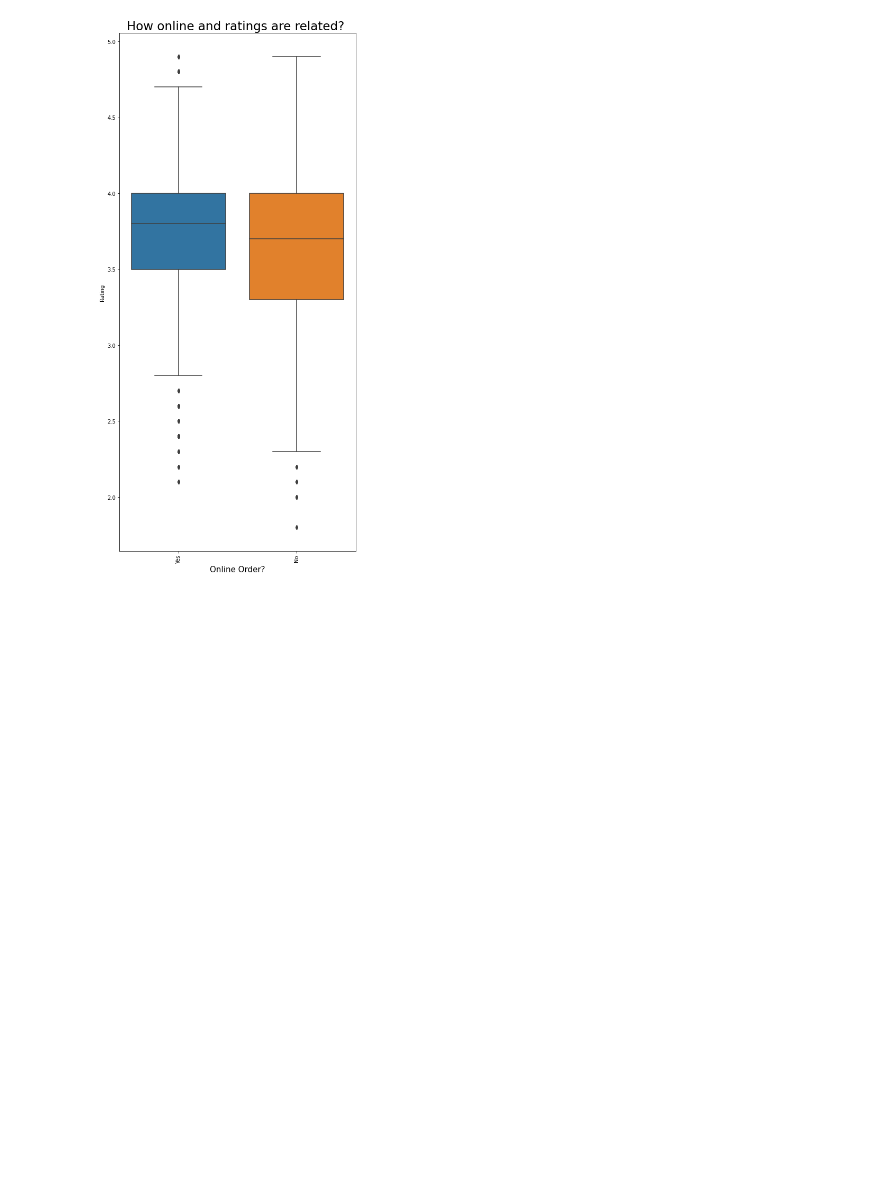
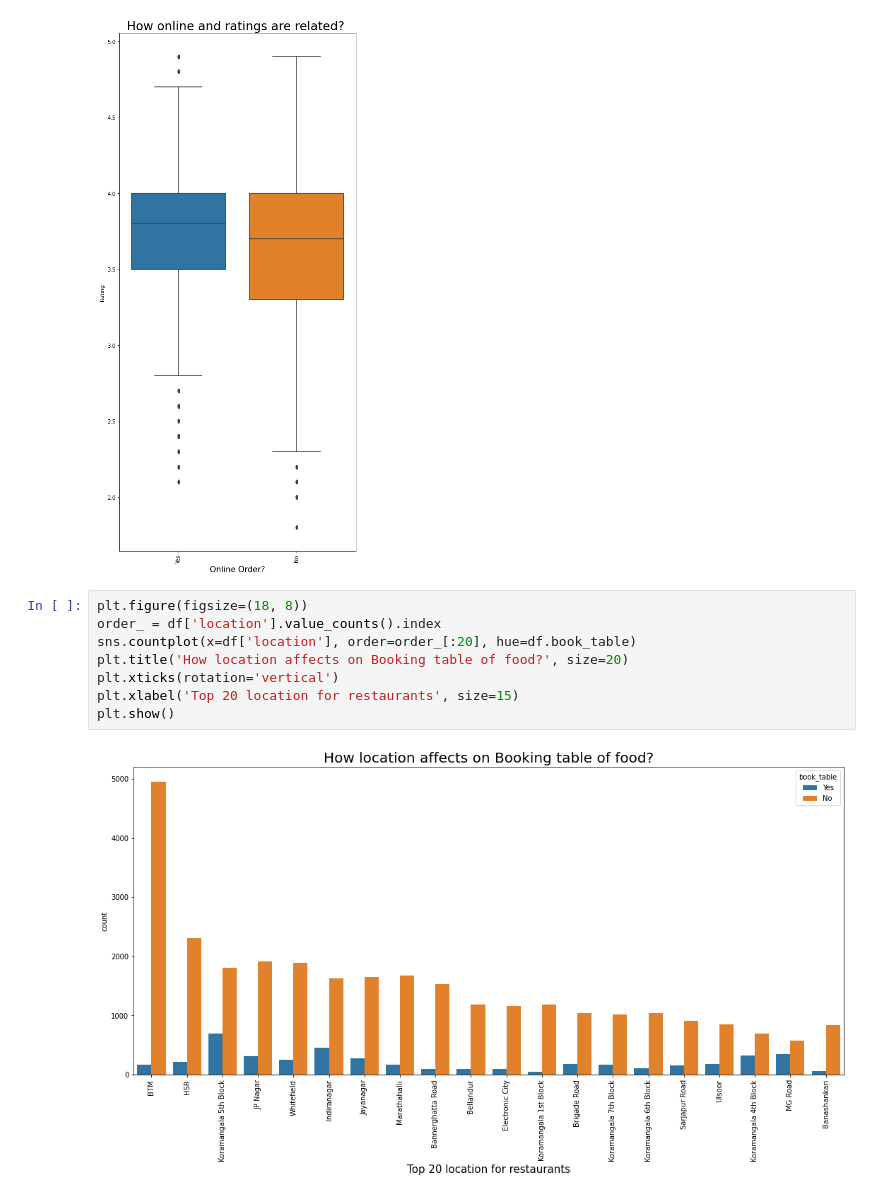
Before and after one commit to rushikeshnaik779/EDA, a Jupyter notebook: zomato_bangalore_restaurants.ipynb, the cells around one changed output. Drawn from its saved outputs; the diff is of its cells as text; blank space fills up the shorter version.

```diff
--- a/zomato_bangalore_restaurants.ipynb
+++ b/zomato_bangalore_restaurants.ipynb
@@ -385,3 +385,13 @@ plt.ylabel('Rating')
 plt.show()
 # %% [output]
 [figure]
+# %%
+plt.figure(figsize=(18, 8))
+order_ = df['location'].value_counts().index
+sns.countplot(x=df['location'], order=order_[:20], hue=df.book_table)
+plt.title('How location affects on Booking table of food?', size=20)
+plt.xticks(rotation='vertical')
+plt.xlabel('Top 20 location for restaurants', size=15)
+plt.show()
+# %% [output]
+[figure, added]
```
Also changed, not shown: parts of 3 cells of this notebook.
